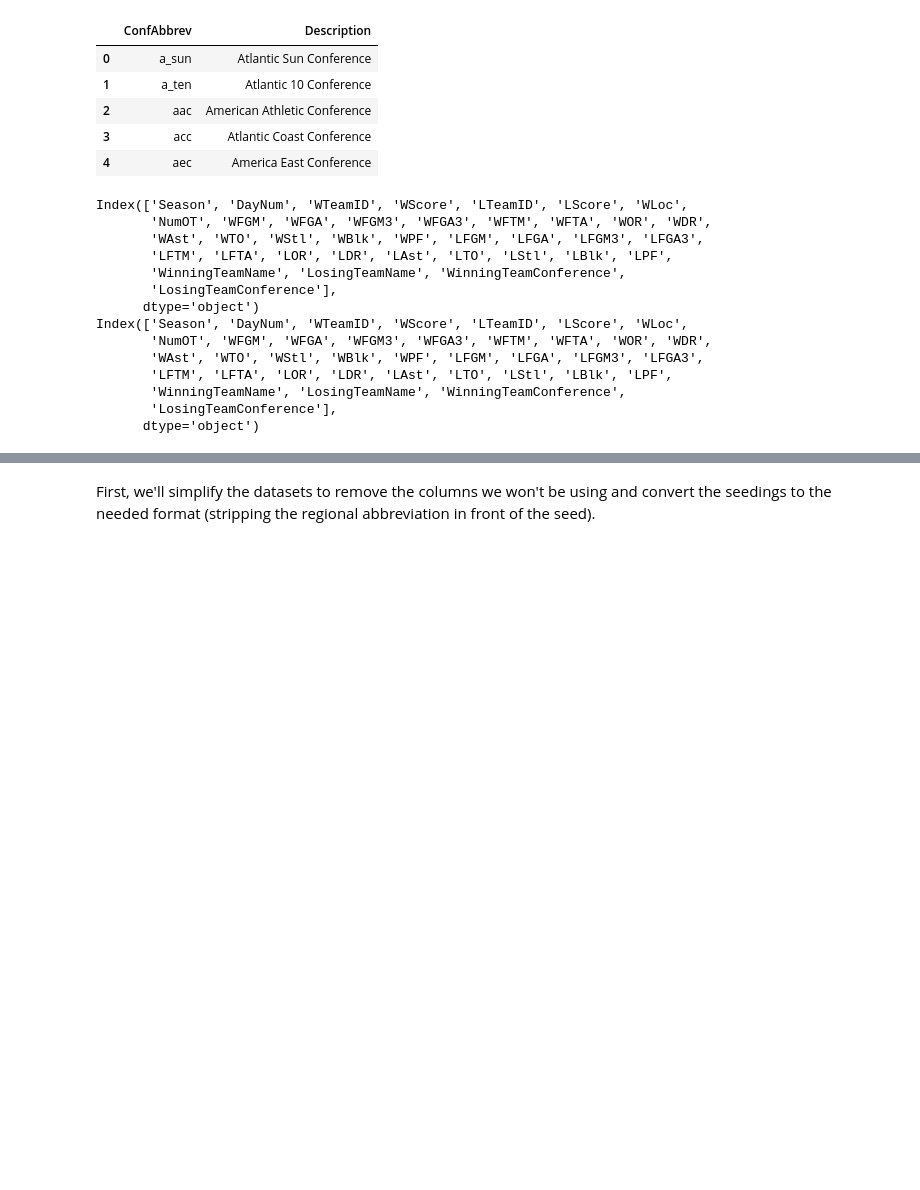
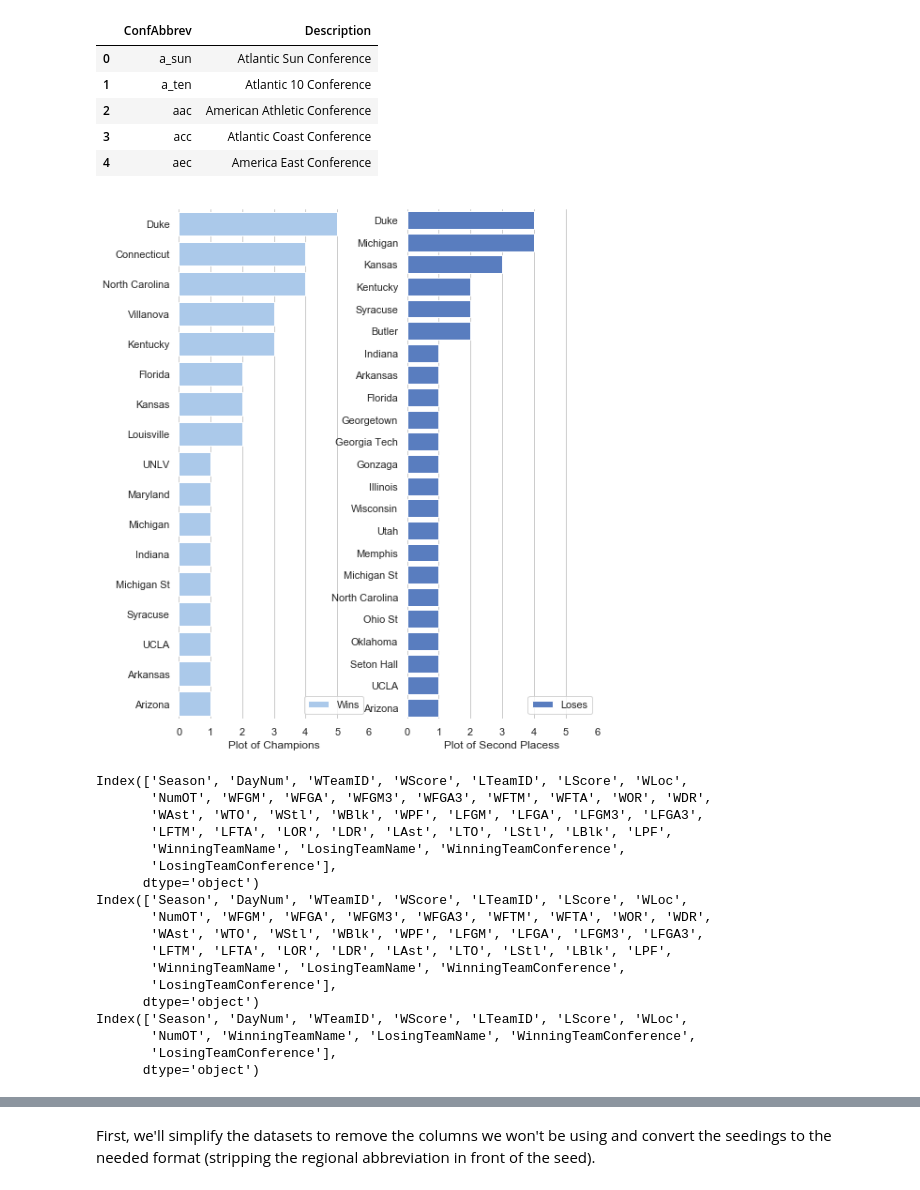
Before and after one commit to darthkenobi5319/ICP, a Jupyter notebook: Project/Basic Starter Kernel - NCAA Men's Dataset 2019.ipynb, the cells around one changed output, grey strips where cells are left out. Cells and saved outputs as stored; diff of their text form; code cells hidden in the pictures; blank space fills up the shorter version.

```diff
--- a/Project/Basic Starter Kernel - NCAA Men's Dataset 2019.ipynb
+++ b/Project/Basic Starter Kernel - NCAA Men's Dataset 2019.ipynb
@@ -113,9 +113,42 @@ def joinByID(df):
 # %%
 df_tour_joined = joinByID(df_tour)
 df_reg_season_joined = joinByID(df_reg_season)
+df_tour_comp_joined = joinByID(df_tour_comp)
+# %%
+df_final = df_tour_comp_joined.loc[df_tour_comp_joined.DayNum == 154]
+# %%
+winning = df_final.groupby('WinningTeamName').count()['WTeamID'].sort_values(ascending = False)
+losing = df_final.groupby('LosingTeamName').count()['LTeamID'].sort_values(ascending = False)
+# %%
+X1 = winning.index.values
+Y1 = winning
+X2 = losing.index.values
+Y2 = losing
+# %%
+import seaborn as sns
+sns.set(style="whitegrid")
+f, ax = plt.subplots(1,2,figsize=(8, 10))
+sns.set_color_codes("pastel")
+sns.barplot(x=Y1, y=X1,
+            label="Wins", color="b",ax = ax[0])
+sns.set_color_codes("muted")
+sns.barplot(x=Y2, y=X2,
+            label="Loses", color="b",ax = ax[1])
+
+# Add a legend and informative axis label
+ax[0].legend(ncol=2, loc="lower right", frameon=True)
+ax[0].set(xlim=(0, 6), ylabel="",
+       xlabel="Plot of Champions")
+ax[1].legend(ncol=2, loc="lower right", frameon=True)
+ax[1].set(xlim=(0, 6), ylabel="",
+       xlabel="Plot of Second Placess")
+sns.despine(left=True, bottom=True)
+# %% [output]
+[figure, added]
 # %%
 print(df_tour_joined.columns)
 print(df_reg_season_joined.columns)
+print(df_tour_comp_joined.columns)
 # %% [output]
 Index(['Season', 'DayNum', 'WTeamID', 'WScore', 'LTeamID', 'LScore', 'WLoc',
        'NumOT', 'WFGM', 'WFGA', 'WFGM3', 'WFGA3', 'WFTM', 'WFTA', 'WOR', 'WDR',
@@ -131,3 +164,7 @@ Index(['Season', 'DayNum', 'WTeamID', 'WScore', 'LTeamID', 'LScore', 'WLoc',
        'WinningTeamName', 'LosingTeamName', 'WinningTeamConference',
        'LosingTeamConference'],
       dtype='object')
+Index(['Season', 'DayNum', 'WTeamID', 'WScore', 'LTeamID', 'LScore', 'WLoc',
+       'NumOT', 'WinningTeamName', 'LosingTeamName', 'WinningTeamConference',
+       'LosingTeamConference'],
+      dtype='object')
```
Also changed, not shown: parts of 21 cells of this notebook, 2 other files.
